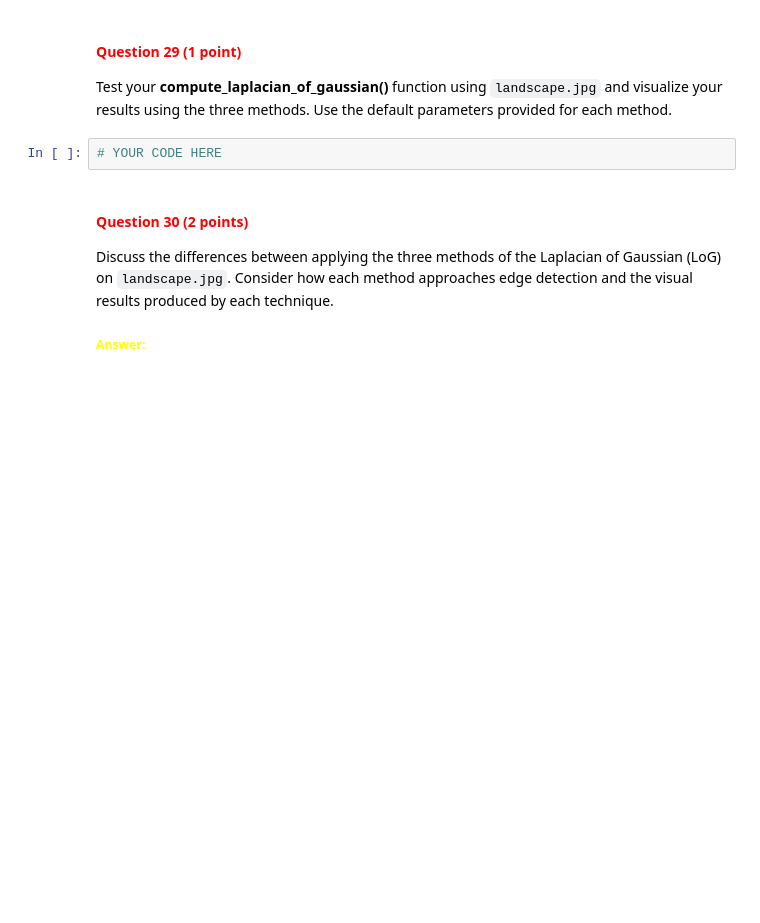
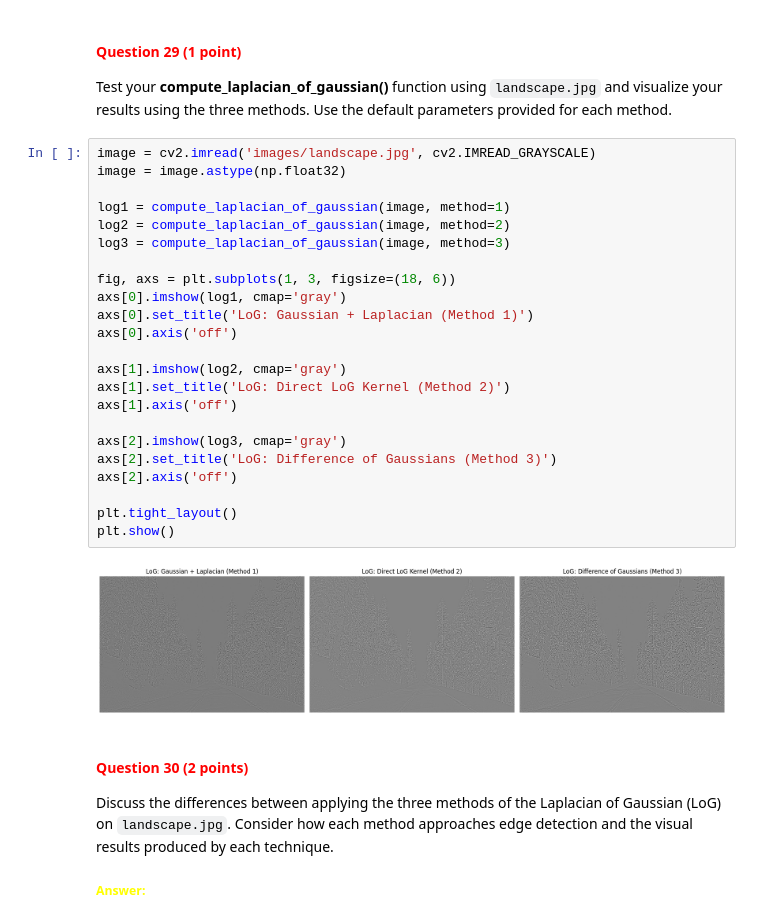
Before and after one commit to JonasElzinga/cv1-lab-2, a Jupyter notebook: cv1-lab-2.ipynb, the cells around one changed output. Drawn from its saved outputs; the diff is of its cells as text; blank space fills up the shorter version.

```diff
--- a/cv1-lab-2.ipynb
+++ b/cv1-lab-2.ipynb
@@ -1015,8 +1091,31 @@ def compute_laplacian_of_gaussian(image, method, kernel_size=5, sigma=0.5, sigma
 #### <font color='#FF0000'>Question 29 (1 point)</font>
 
 Test your **compute_laplacian_of_gaussian()** function using `landscape.jpg` and visualize your results using the three methods. Use the default parameters provided for each method.
-# %%
-# YOUR CODE HERE
+# %%
+image = cv2.imread('images/landscape.jpg', cv2.IMREAD_GRAYSCALE)
+image = image.astype(np.float32)
+
+log1 = compute_laplacian_of_gaussian(image, method=1)
+log2 = compute_laplacian_of_gaussian(image, method=2)
+log3 = compute_laplacian_of_gaussian(image, method=3)
+
+fig, axs = plt.subplots(1, 3, figsize=(18, 6))
+axs[0].imshow(log1, cmap='gray')
+axs[0].set_title('LoG: Gaussian + Laplacian (Method 1)')
+axs[0].axis('off')
+
+axs[1].imshow(log2, cmap='gray')
+axs[1].set_title('LoG: Direct LoG Kernel (Method 2)')
+axs[1].axis('off')
+
+axs[2].imshow(log3, cmap='gray')
+axs[2].set_title('LoG: Difference of Gaussians (Method 3)')
+axs[2].axis('off')
+
+plt.tight_layout()
+plt.show()
+# %% [output]
+[figure, added]
 # %% [markdown]
 <a id="question-30"></a>
 #### <font color='#FF0000'>Question 30 (2 points)</font>
```
Also changed, not shown: parts of 9 cells of this notebook.
